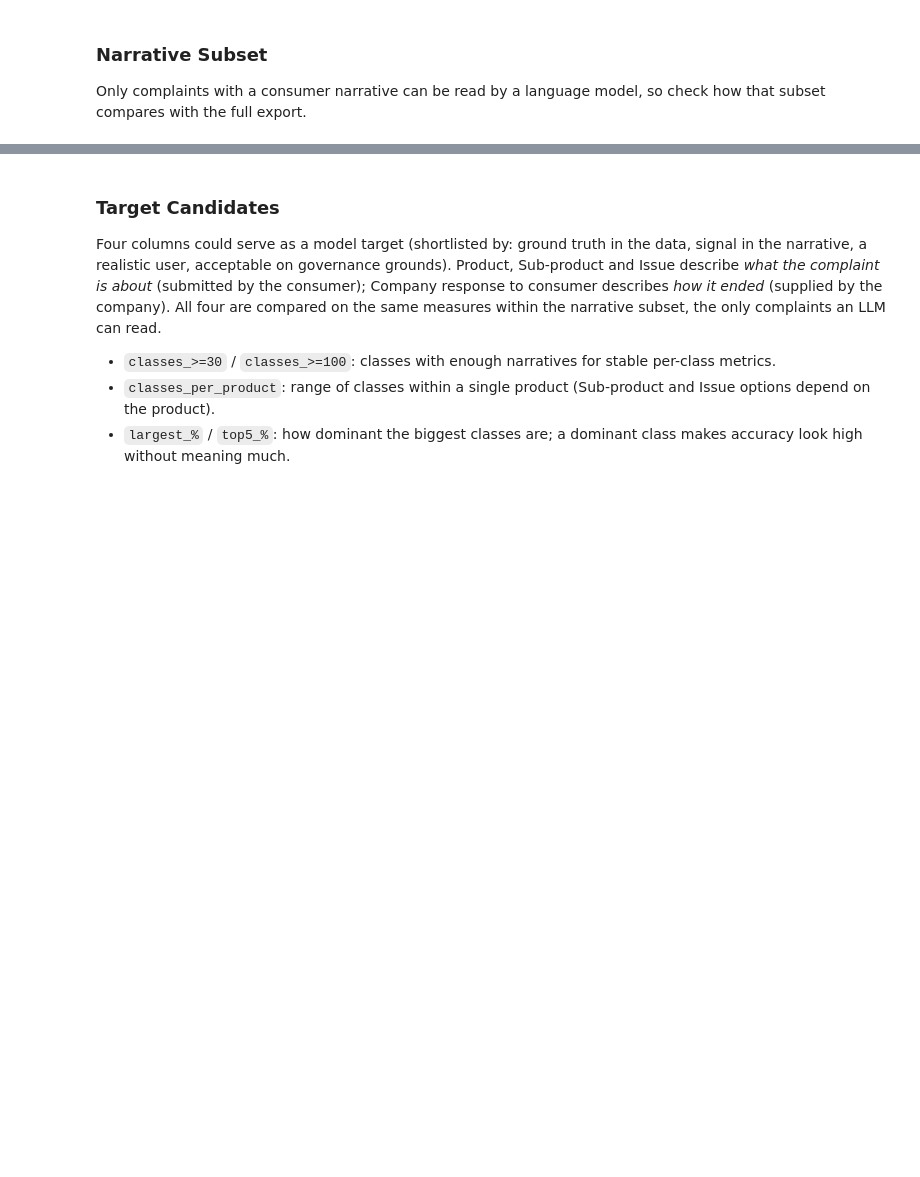
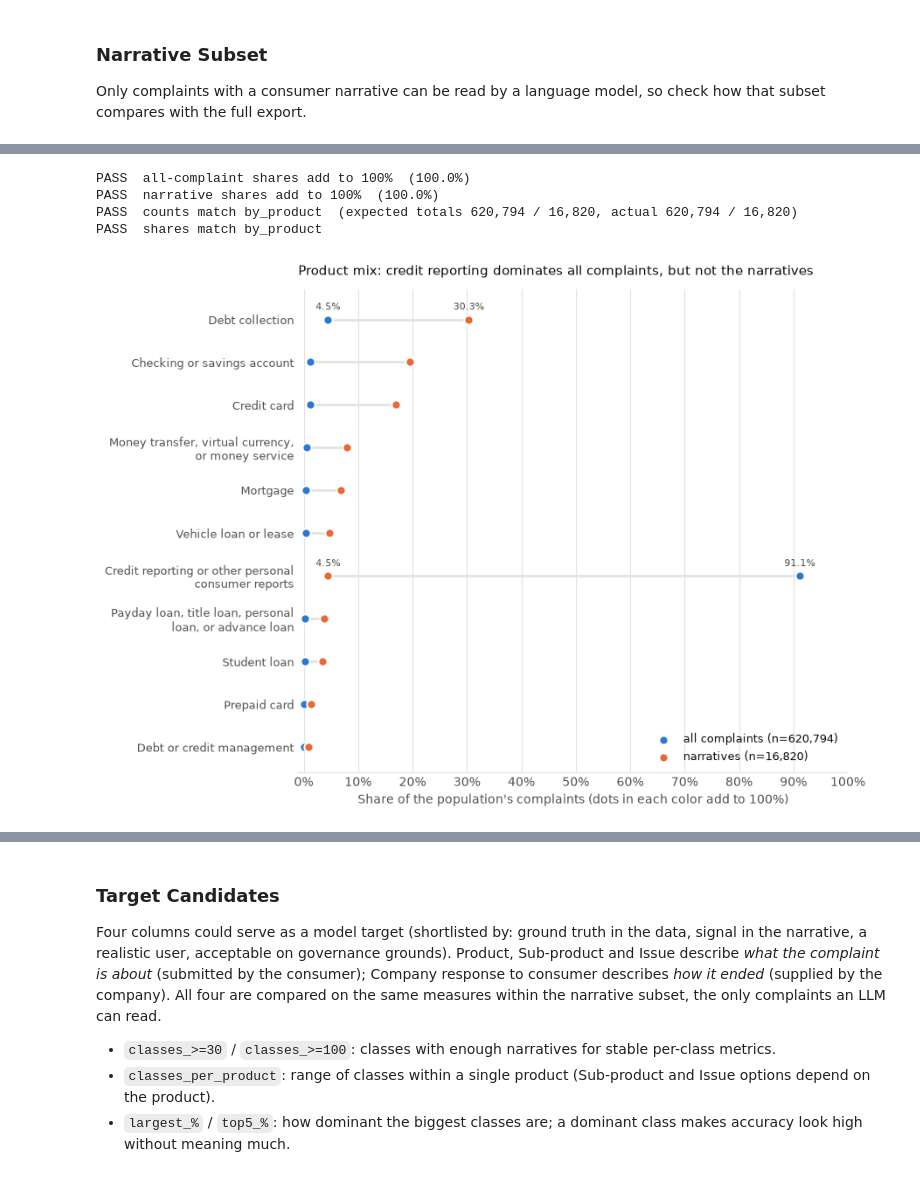
Before and after one commit to wynnther-triho/INFO-4340-Final-Project-CCDB, a Jupyter notebook: notebooks/final_project.ipynb, the cells around one changed output, grey strips where cells are left out. Saved outputs shown, nothing was run; the diff lists cells and outputs as text; code cells hidden in the pictures; blank space fills up the shorter version.

```diff
--- a/notebooks/final_project.ipynb
+++ b/notebooks/final_project.ipynb
@@ -364,0 +373,63 @@ Complaints with a narrative: 16,820 of 620,794 (2.7%)
+# %%
+# --- Chart: product mix, all complaints vs. narratives ----------------------
+mix = pd.DataFrame({
+    "all_n": df_raw["Product"].value_counts(),
+    "narrative_n": df_narrative["Product"].value_counts(),
+})
+mix["all_%"] = 100 * mix["all_n"] / mix["all_n"].sum()
+mix["narrative_%"] = 100 * mix["narrative_n"] / mix["narrative_n"].sum()
+
+# Checks: shares add to 100%, and counts/shares match the Narrative Subset table (by_product)
+expected = by_product.reindex(mix.index)
+results = [
+    check("all-complaint shares add to 100%", np.isclose(mix["all_%"].sum(), 100), f"({mix['all_%'].sum():.1f}%)"),
+    check("narrative shares add to 100%", np.isclose(mix["narrative_%"].sum(), 100), f"({mix['narrative_%'].sum():.1f}%)"),
+    check("counts match by_product", (mix["all_n"] == expected["all_n"]).all() and (mix["narrative_n"] == expected["narrative_n"]).all(),
+          f"(expected totals {expected['all_n'].sum():,} / {expected['narrative_n'].sum():,}, "
+          f"actual {mix['all_n'].sum():,} / {mix['narrative_n'].sum():,})"),
+    check("shares match by_product", (mix["all_%"].round(1) == expected["all_%"]).all()
+          and (mix["narrative_%"].round(1) == expected["narrative_%"]).all()),
+]
+assert all(results), "A chart check failed; see the FAIL lines above"
+
+# Plot: products sorted by narrative share, highest at the top
+mix = mix.sort_values("narrative_%")
+y = np.arange(len(mix))
+
+fig, ax = plt.subplots(figsize=(9, 6.5))
+ax.hlines(y, mix["all_%"], mix["narrative_%"], color=GRID, lw=2, zorder=1)
+for col, name in [("all_%", "all complaints"), ("narrative_%", "narratives")]:
+    total = mix[col.replace("%", "n")].sum()
+    ax.scatter(mix[col], y, s=55, color=POP_COLORS[name], edgecolor="white", linewidth=1.5, zorder=3,
+               label=f"{name} (n={total:,})")
+
+# Direct labels on the two products that move the most
+for product in ["Credit reporting or other personal consumer reports", "Debt collection"]:
+    row = y[mix.index.get_loc(product)]
+    for col in ["all_%", "narrative_%"]:
+        ax.annotate(f"{mix.loc[product, col]:.1f}%", (mix.loc[product, col], row), xytext=(0, 8),
+                    textcoords="offset points", ha="center", fontsize=8, color=INK_MUTED)
+
+ax.set_yticks(y, [textwrap.fill(p, 34) for p in mix.index], fontsize=9, color=INK)
+ax.set_ylim(-0.6, len(mix) - 0.3)
+ax.set_xlim(-1, 100)
+ax.xaxis.set_major_locator(matplotlib.ticker.MultipleLocator(10))
+ax.xaxis.set_major_formatter(matplotlib.ticker.PercentFormatter(decimals=0))
+ax.set_xlabel("Share of the population's complaints (dots in each color add to 100%)", color=INK_MUTED)
+ax.grid(axis="x", color=GRID, lw=0.8)
+ax.set_axisbelow(True)
+ax.tick_params(colors=INK_MUTED, length=0)
+for side in ["top", "right", "left"]:
+    ax.spines[side].set_visible(False)
+ax.spines["bottom"].set_color(GRID)
+ax.legend(loc="lower right", frameon=False, fontsize=9, labelcolor=INK)
+ax.set_title("Product mix: credit reporting dominates all complaints, but not the narratives",
+             loc="left", fontsize=11, color=INK, pad=12)
+fig.tight_layout()
+plt.show()
+# %% [output]
+PASS  all-complaint shares add to 100%  (100.0%)
+PASS  narrative shares add to 100%  (100.0%)
+PASS  counts match by_product  (expected totals 620,794 / 16,820, actual 620,794 / 16,820)
+PASS  shares match by_product
+[figure, added]
```
Also changed, not shown: parts of 4 cells of this notebook.
